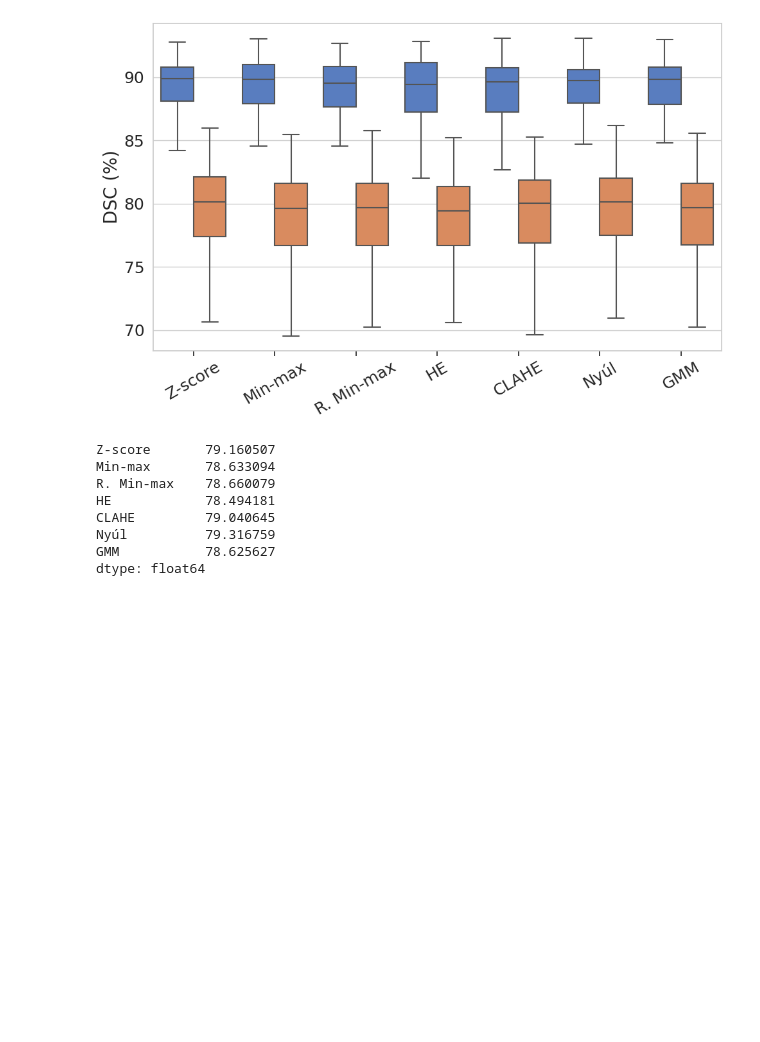
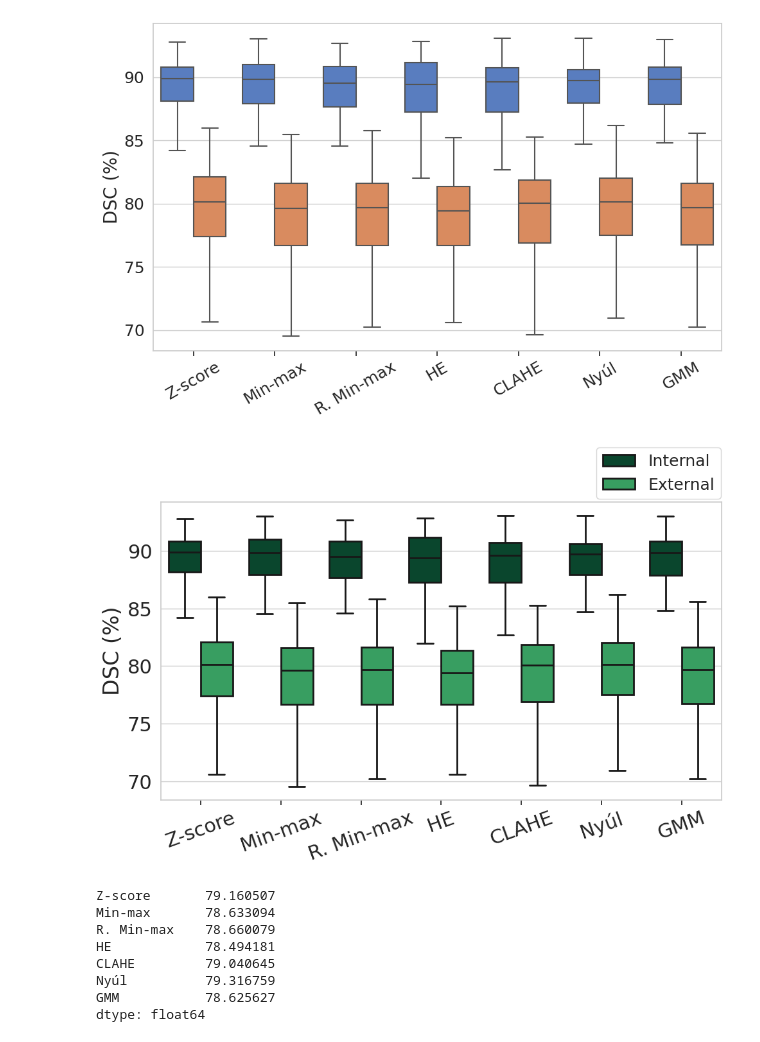
Before and after one commit to oliverjm1/mri_normalisation, a Jupyter notebook: results/check_results.ipynb, the cells around one changed output. Cells and saved outputs as stored; diff of their text form; code cells hidden in the pictures; blank space fills up the shorter version.

```diff
--- a/results/check_results.ipynb
+++ b/results/check_results.ipynb
@@ -792,6 +792,28 @@ plt.savefig('boxplot_internal_external_dice_scores_grouped.pdf', format='pdf', d
 plt.show()
 # %% [output]
 [figure]
+# %%
+# for powerpoint, change colours to two specific hex colours (dark and light green)
+
+palette = ['#00502F', '#27AF5D']  # Dark green and light green
+
+# plot box plot of combined data
+plt.figure(figsize=(10, 7))
+sns.boxplot(data=combined_df, x="Method", y="DSC", hue="Type", showfliers=False, palette=palette, linewidth=2)
+
+plt.ylabel("DSC (%)", fontsize=24)
+# x label not needed
+plt.xlabel("")
+plt.xticks(fontsize=22, rotation=20)
+plt.yticks(fontsize=22)
+
+# move legend to top right outside of plot
+plt.legend(loc='upper right', bbox_to_anchor=(1.013, 1.21), fontsize=18, title=None)
+plt.tight_layout()
+plt.savefig('boxplot_internal_external_powerpoint.pdf', format='pdf', dpi=800, bbox_inches='tight')
+plt.show()
+# %% [output]
+[figure, added]
 # %%
 # remove type column from external_all_df
 external_all_df = external_all_df.drop(columns=["Type"])
```
Also changed, not shown: 1 other file.
